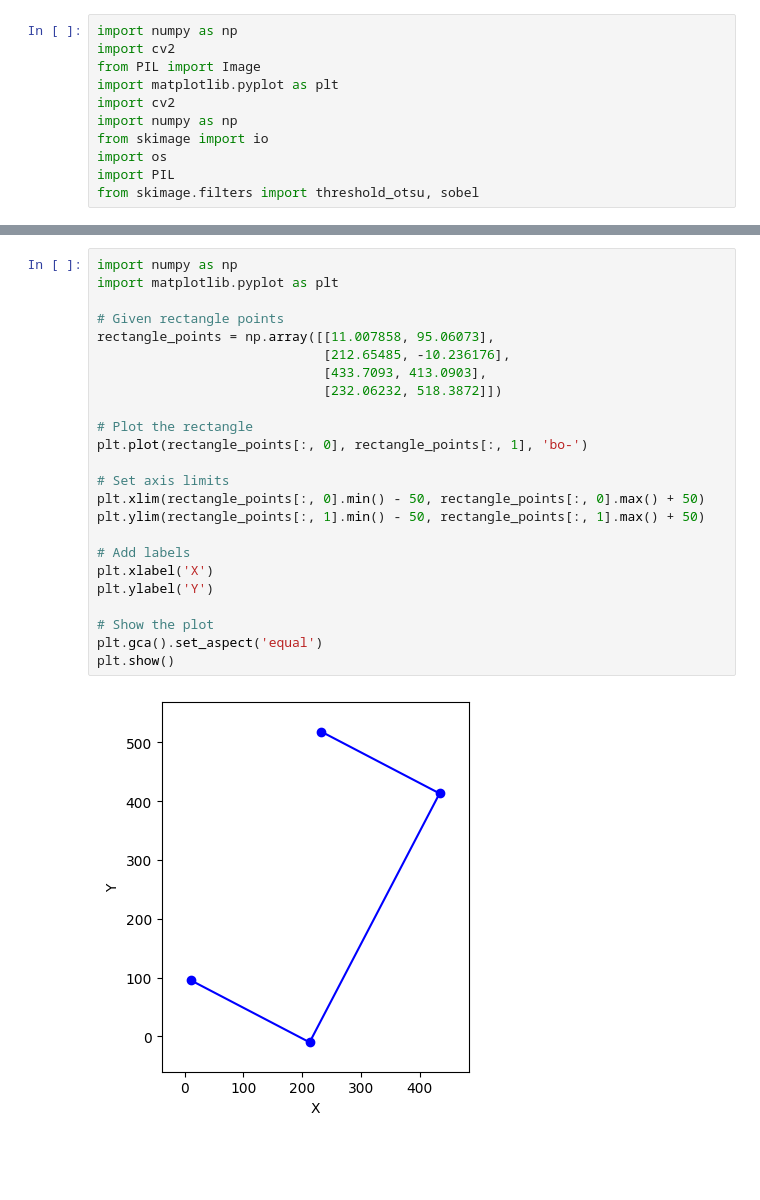
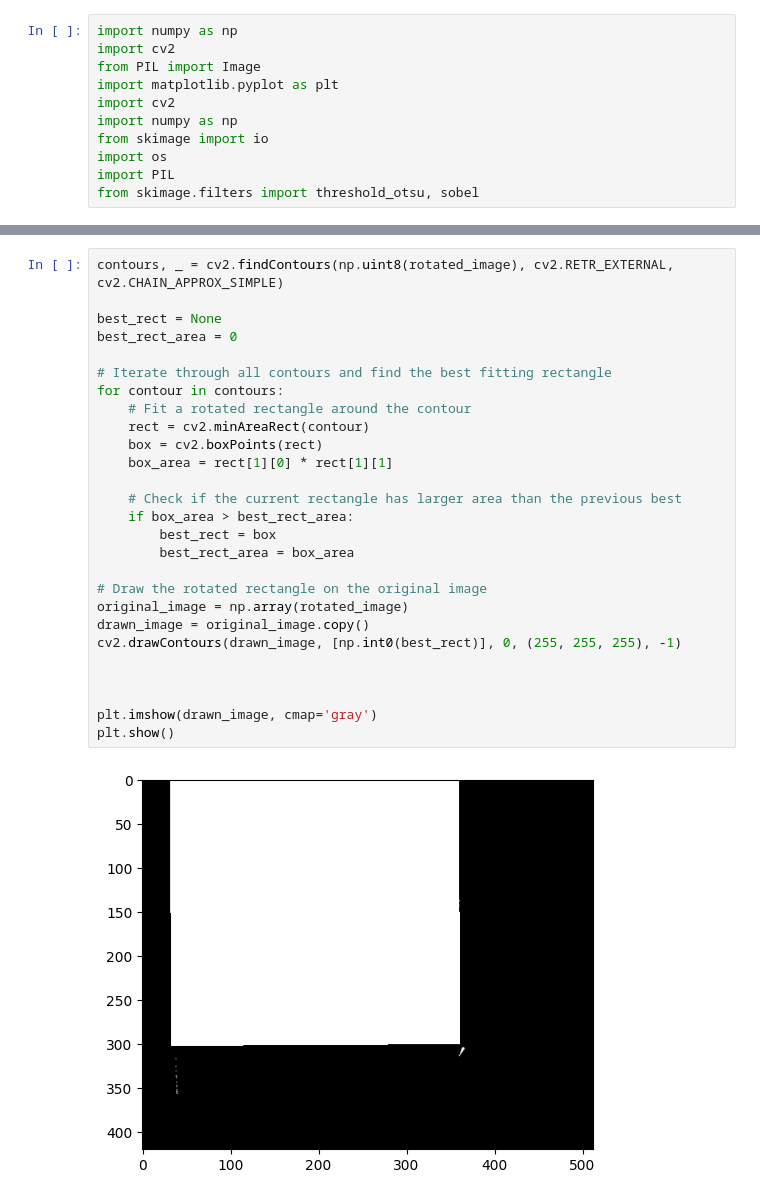
Before and after one commit to ronocara/HoughTransform_xray, a Jupyter notebook: houghT.ipynb, the cells around one changed output, grey strips where cells are left out. Saved outputs shown, nothing was run; the diff lists cells and outputs as text; blank space fills up the shorter version.

```diff
--- a/houghT.ipynb
+++ b/houghT.ipynb
@@ -254,26 +218,29 @@ True
-# %%
-import numpy as np
-import matplotlib.pyplot as plt
-
-# Given rectangle points
-rectangle_points = np.array([[11.007858, 95.06073],
-                             [212.65485, -10.236176],
-                             [433.7093, 413.0903],
-                             [232.06232, 518.3872]])
-
-# Plot the rectangle
-plt.plot(rectangle_points[:, 0], rectangle_points[:, 1], 'bo-')
-
-# Set axis limits
-plt.xlim(rectangle_points[:, 0].min() - 50, rectangle_points[:, 0].max() + 50)
-plt.ylim(rectangle_points[:, 1].min() - 50, rectangle_points[:, 1].max() + 50)
-
-# Add labels
-plt.xlabel('X')
-plt.ylabel('Y')
-
-# Show the plot
-plt.gca().set_aspect('equal')
-plt.show()
-# %% [output]
-[figure, removed]
+# %%
+contours, _ = cv2.findContours(np.uint8(rotated_image), cv2.RETR_EXTERNAL, cv2.CHAIN_APPROX_SIMPLE)
+
+best_rect = None
+best_rect_area = 0
+
+# Iterate through all contours and find the best fitting rectangle
+for contour in contours:
+    # Fit a rotated rectangle around the contour
+    rect = cv2.minAreaRect(contour)
+    box = cv2.boxPoints(rect)
+    box_area = rect[1][0] * rect[1][1]
+
+    # Check if the current rectangle has larger area than the previous best
+    if box_area > best_rect_area:
+        best_rect = box
+        best_rect_area = box_area
+
+# Draw the rotated rectangle on the original image
+original_image = np.array(rotated_image)
+drawn_image = original_image.copy()
+cv2.drawContours(drawn_image, [np.int0(best_rect)], 0, (255, 255, 255), -1)
+
+
+
+plt.imshow(drawn_image, cmap='gray')
+plt.show()
+# %% [output]
+[figure, added]
```
Also changed, not shown: parts of 13 cells of this notebook, 1 other file.
